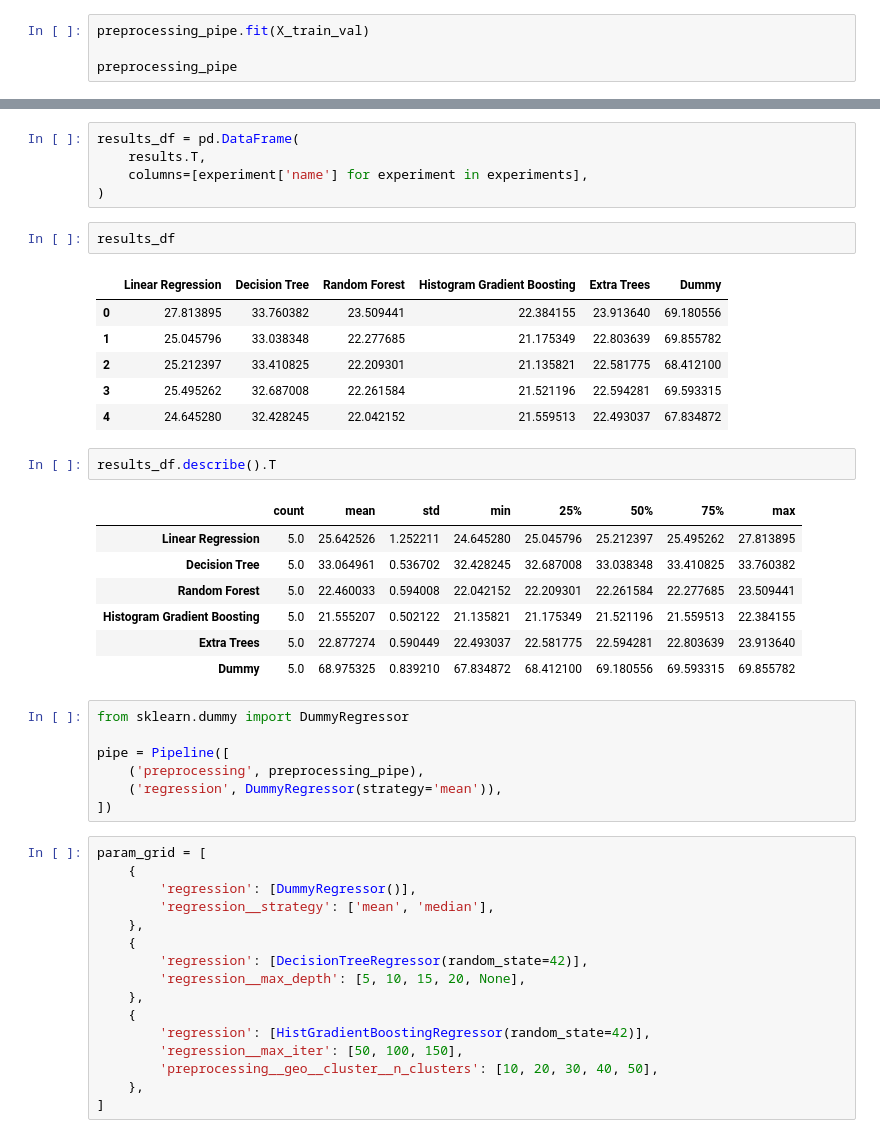
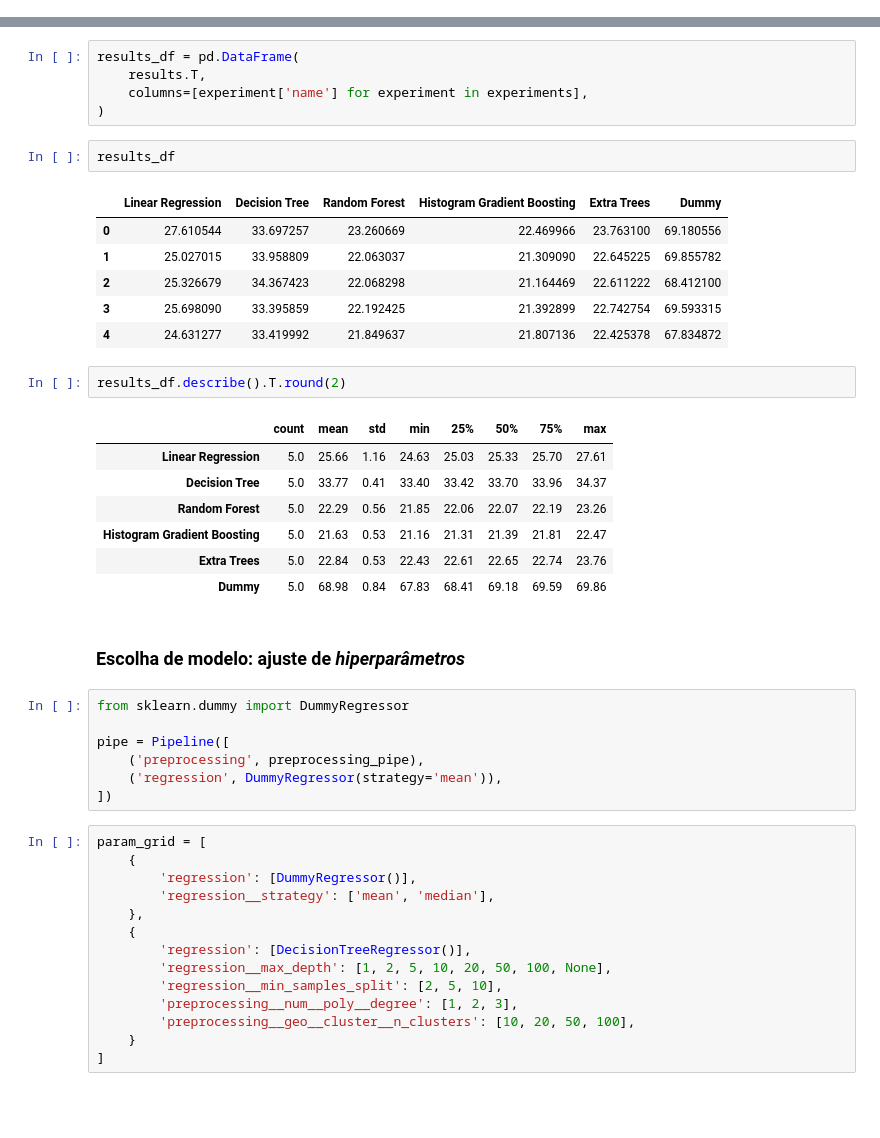
Before and after one commit to marinnagc/ml_labs_marinnagc, a Jupyter notebook: labs/answers/01_regression/task_02/notebooks/02-modeling/task_02.ipynb, the cells around one changed output, grey strips where cells are left out. Cells and saved outputs as stored; diff of their text form; blank space fills up the shorter version.

```diff
--- a/labs/answers/01_regression/task_02/notebooks/02-modeling/task_02.ipynb
+++ b/labs/answers/01_regression/task_02/notebooks/02-modeling/task_02.ipynb
@@ -121,7 +120,3 @@ ColumnTransformer(remainder='passthrough',
                                  Pipeline(steps=[('encoder',
                                                   OneHotEncoder(sparse_output=False))]),
                                  ['ocean_proximity'])])
-# %%
-preprocessing_pipe.fit(X_train_val)
-
-preprocessing_pipe
@@ -382,21 +367,23 @@ results_df = pd.DataFrame(
 results_df
 # %% [output]
 |  | Linear Regression | Decision Tree | Random Forest | Histogram Gradient Boosting | Extra Trees | Dummy |
-| 0 | 27.813895 | 33.760382 | 23.509441 | 22.384155 | 23.913640 | 69.180556 |
-| 1 | 25.045796 | 33.038348 | 22.277685 | 21.175349 | 22.803639 | 69.855782 |
-| 2 | 25.212397 | 33.410825 | 22.209301 | 21.135821 | 22.581775 | 68.412100 |
-| 3 | 25.495262 | 32.687008 | 22.261584 | 21.521196 | 22.594281 | 69.593315 |
-| 4 | 24.645280 | 32.428245 | 22.042152 | 21.559513 | 22.493037 | 67.834872 |
+| 0 | 27.610544 | 33.697257 | 23.260669 | 22.469966 | 23.763100 | 69.180556 |
+| 1 | 25.027015 | 33.958809 | 22.063037 | 21.309090 | 22.645225 | 69.855782 |
+| 2 | 25.326679 | 34.367423 | 22.068298 | 21.164469 | 22.611222 | 68.412100 |
+| 3 | 25.698090 | 33.395859 | 22.192425 | 21.392899 | 22.742754 | 69.593315 |
+| 4 | 24.631277 | 33.419992 | 21.849637 | 21.807136 | 22.425378 | 67.834872 |
 # %%
-results_df.describe().T
+results_df.describe().T.round(2)
 # %% [output]
 |  | count | mean | std | min | 25% | 50% | 75% | max |
-| Linear Regression | 5.0 | 25.642526 | 1.252211 | 24.645280 | 25.045796 | 25.212397 | 25.495262 | 27.813895 |
-| Decision Tree | 5.0 | 33.064961 | 0.536702 | 32.428245 | 32.687008 | 33.038348 | 33.410825 | 33.760382 |
-| Random Forest | 5.0 | 22.460033 | 0.594008 | 22.042152 | 22.209301 | 22.261584 | 22.277685 | 23.509441 |
-| Histogram Gradient Boosting | 5.0 | 21.555207 | 0.502122 | 21.135821 | 21.175349 | 21.521196 | 21.559513 | 22.384155 |
-| Extra Trees | 5.0 | 22.877274 | 0.590449 | 22.493037 | 22.581775 | 22.594281 | 22.803639 | 23.913640 |
-| Dummy | 5.0 | 68.975325 | 0.839210 | 67.834872 | 68.412100 | 69.180556 | 69.593315 | 69.855782 |
+| Linear Regression | 5.0 | 25.66 | 1.16 | 24.63 | 25.03 | 25.33 | 25.70 | 27.61 |
+| Decision Tree | 5.0 | 33.77 | 0.41 | 33.40 | 33.42 | 33.70 | 33.96 | 34.37 |
+| Random Forest | 5.0 | 22.29 | 0.56 | 21.85 | 22.06 | 22.07 | 22.19 | 23.26 |
+| Histogram Gradient Boosting | 5.0 | 21.63 | 0.53 | 21.16 | 21.31 | 21.39 | 21.81 | 22.47 |
+| Extra Trees | 5.0 | 22.84 | 0.53 | 22.43 | 22.61 | 22.65 | 22.74 | 23.76 |
+| Dummy | 5.0 | 68.98 | 0.84 | 67.83 | 68.41 | 69.18 | 69.59 | 69.86 |
+# %% [markdown]
+### Escolha de modelo: ajuste de *hiperparâmetros*
 # %%
 from sklearn.dummy import DummyRegressor
 
@@ -411,14 +398,12 @@ param_grid = [
         'regression__strategy': ['mean', 'median'],
     },
     {
-        'regression': [DecisionTreeRegressor(random_state=42)],
-        'regression__max_depth': [5, 10, 15, 20, None],
-    },
-    {
-        'regression': [HistGradientBoostingRegressor(random_state=42)],
-        'regression__max_iter': [50, 100, 150],
-        'preprocessing__geo__cluster__n_clusters': [10, 20, 30, 40, 50],
-    },
+        'regression': [DecisionTreeRegressor()],
+        'regression__max_depth': [1, 2, 5, 10, 20, 50, 100, None],
+        'regression__min_samples_split': [2, 5, 10],
+        'preprocessing__num__poly__degree': [1, 2, 3],
+        'preprocessing__geo__cluster__n_clusters': [10, 20, 50, 100],
+    }
 ]
 # %%
 from sklearn.model_selection import GridSearchCV
```
Also changed, not shown: parts of 10 cells of this notebook, 3 other files.
